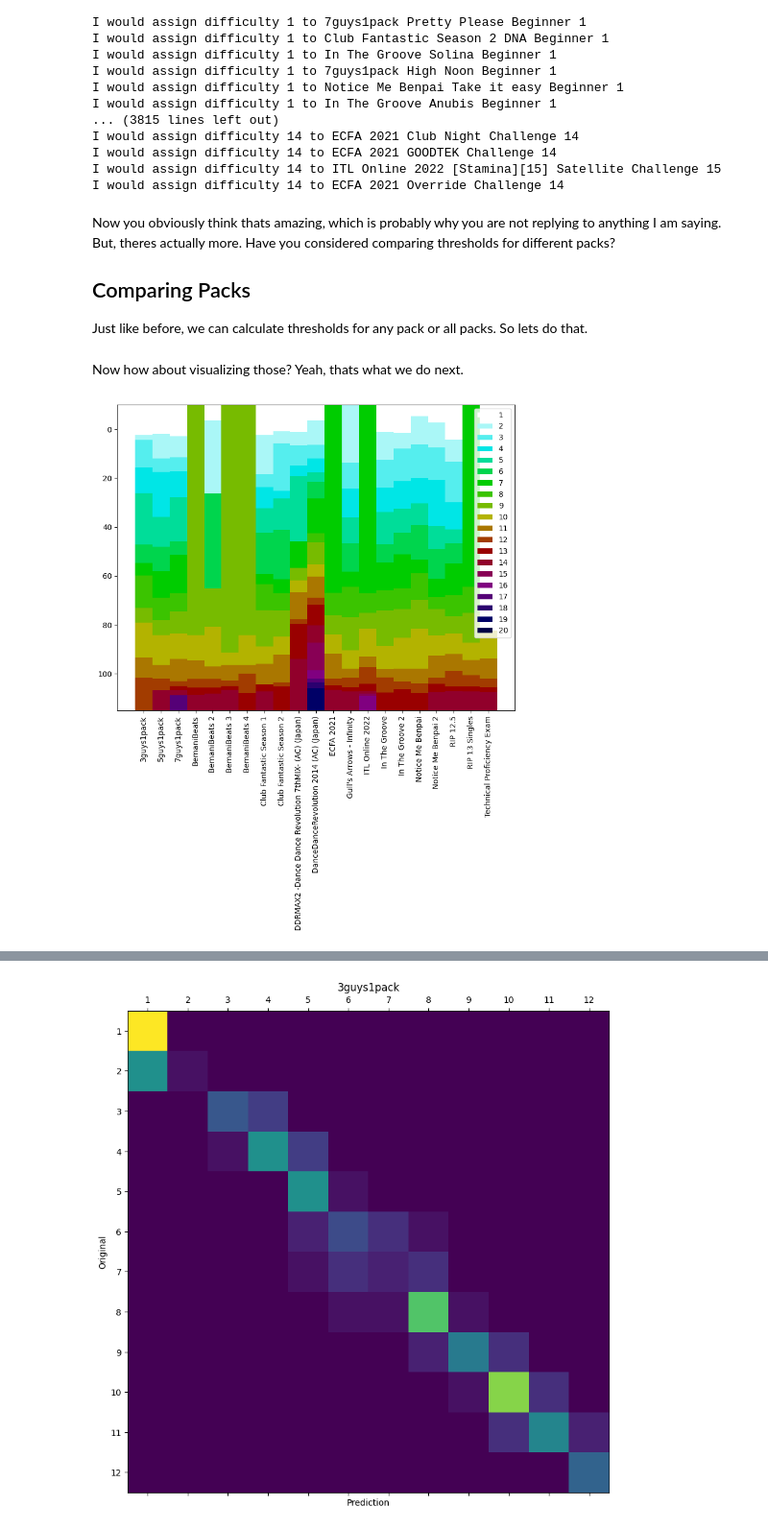
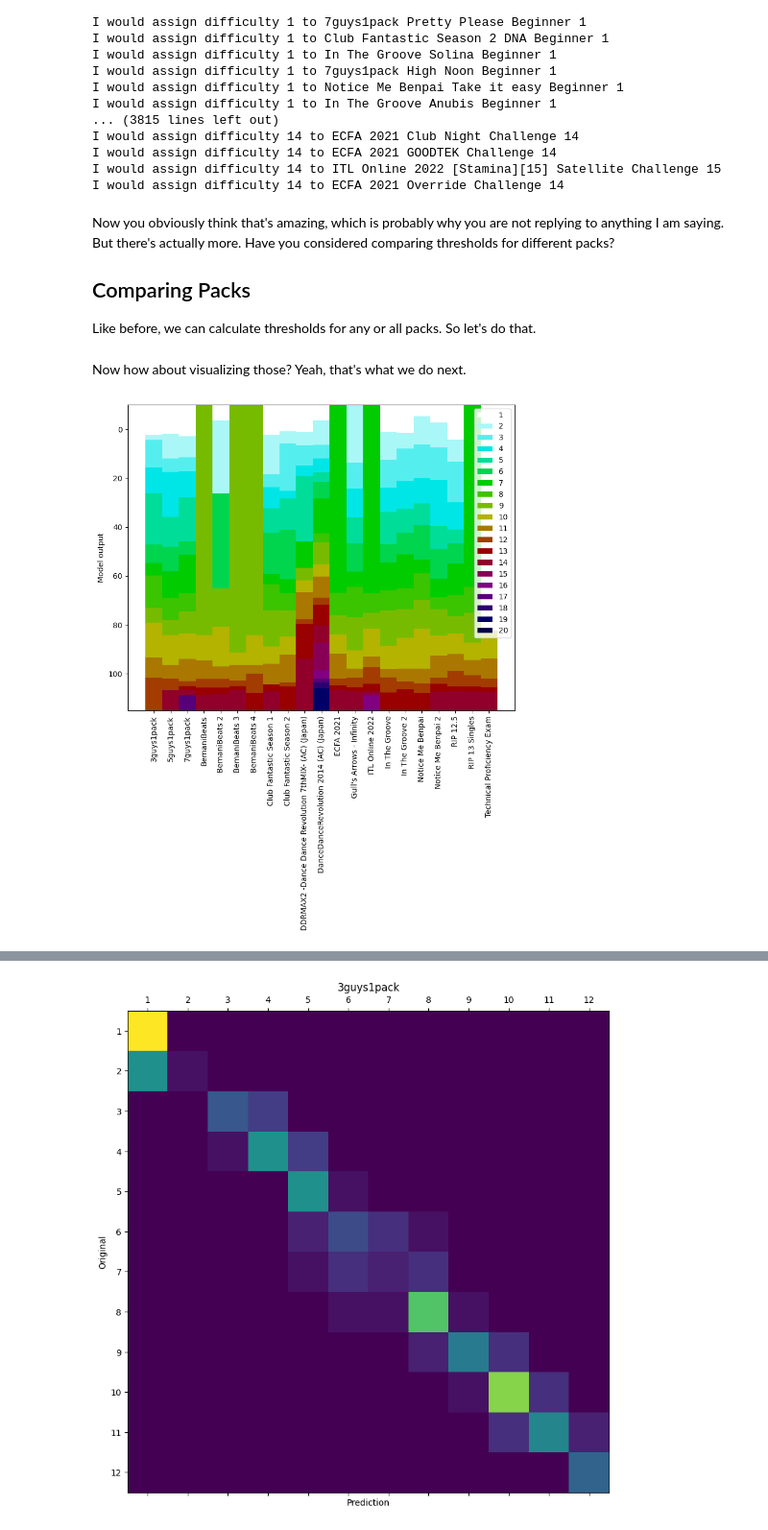
Before and after one commit to bjfranks/Meatball, a Jupyter notebook: Using Machine Learning to Understand and Improve StepMania Play.ipynb, the cells around one changed output, grey strips where cells are left out. Shown at 96% size. Cells and saved outputs as stored; diff of their text form; code cells hidden in the pictures.

```diff
--- a/Using Machine Learning to Understand and Improve StepMania Play.ipynb
+++ b/Using Machine Learning to Understand and Improve StepMania Play.ipynb
@@ -192,12 +192,14 @@ My first capability is that I can rank stepcharts on a very fine scale. To visua
 link_to_your_Songs="F:\Visualization" #I think this is a good start?
 
 charts = get_charts(link_to_your_Songs)
+original_number_of_charts = len(charts)
 #charts = charts[:1000] #comment out this line if you want to wait longer and evaluate all charts
+processed_charts = len(charts)
 
 raw_list = []
 for i, (link, chart, pack) in enumerate(charts):
     display.clear_output(wait=True)
-    display.display(display.Markdown('I found {} charts in that folder. Processing... {}/{} done, {} usable.'.format(len(charts),i, len(charts), len(raw_list))))
+    display.display(display.Markdown('I found {} charts in that folder. Processing... {}/{} done, {} usable.'.format(original_number_of_charts, i, processed_charts, len(raw_list))))
     simfileInstance = simfile.open(link, strict=False)
     x = data_point(simfileInstance, chart)
     if x is not None:
@@ -208,5 +210,5 @@ for i, (link, chart, pack) in enumerate(charts):
                       pack]]
 charts = sorted(raw_list, key=lambda x:x[0])
 display.clear_output(wait=True)
-display.display(display.Markdown('I found {} charts in that folder. Of these, {} are dance-singles which I can use.'.format(len(charts), len(charts))))
+display.display(display.Markdown('I found {} charts in that folder. Of the {} I processed, {} are dance-singles which I can use.'.format(original_number_of_charts, processed_charts, len(charts))))
 # %% [output]
@@ -283,11 +285,11 @@ I would assign difficulty 14 to ECFA 2021 GOODTEK Challenge 14
 I would assign difficulty 14 to ITL Online 2022 [Stamina][15] Satellite Challenge 15
 I would assign difficulty 14 to ECFA 2021 Override Challenge 14
 # %% [markdown]
-Now you obviously think thats amazing, which is probably why you are not replying to anything I am saying. But, theres actually more. Have you considered comparing thresholds for different packs?
+Now you obviously think that's amazing, which is probably why you are not replying to anything I am saying. But there's actually more. Have you considered comparing thresholds for different packs?
 
 ## Comparing Packs
 
-Just like before, we can calculate thresholds for any pack or all packs. So lets do that.
+Like before, we can calculate thresholds for any or all packs. So let's do that.
 # %%
 all_thresholds_and_labels = []
 for pack_name in pack_names:
@@ -296,7 +298,7 @@ for pack_name in pack_names:
     thresholds = [(t_min+t_max)/2 for t_min, t_max in zip(min_thresholds, max_thresholds)]
     all_thresholds_and_labels += [(pack_name, thresholds, min_thresholds, max_thresholds, labels)]
 # %% [markdown]
-Now how about visualizing those? Yeah, thats what we do next.
+Now how about visualizing those? Yeah, that's what we do next.
 # %%
 all_labels = [l1 for p, t, min_t, max_t, l in all_thresholds_and_labels for l1 in l]
 min_label = max(min(all_labels), 1) # capped from below by 1  because of meme ratings
@@ -313,31 +315,32 @@ for i, (p, t, min_t, max_t, l) in enumerate(all_thresholds_and_labels):
 for j in range(bars.shape[1]):
     for i in range(bars.shape[0]-1,-1,-1):
         if bars[i,j] == -20:
             bars[i,j] = 140
         else:
             break
 
 for j in range(bars.shape[1]):
     last_t = -20
     for i in range(bars.shape[0]):
         if bars[i,j] == -20:
             bars[i,j] = last_t
         else:
             last_t = bars[i,j]
 
 #visualize it
 plt.rcParams["figure.figsize"] = (8,10)
 plt.ylim(115,-10)
 color_gradient = get_colors(len(bars)-1)
 for i in range(len(bars)-1):
     plt.stairs(bars[i+1], baseline=bars[i], fill=True, label=str(i+min_label), color=color_gradient[i])
 plt.legend()
 plt.xticks([i+0.5 for i in range(len(all_thresholds_and_labels))], [p for p, t, min_t, max_t, l in all_thresholds_and_labels], rotation='vertical')
+plt.ylabel('Model output')
 plt.tight_layout()
 try:
     os.makedirs('fig')
 except:
     pass
 plt.savefig('fig/test.png')
 # %% [output]
-[figure, old version]
+[figure, new version]
```
Also changed, not shown: parts of 7 cells of this notebook.
